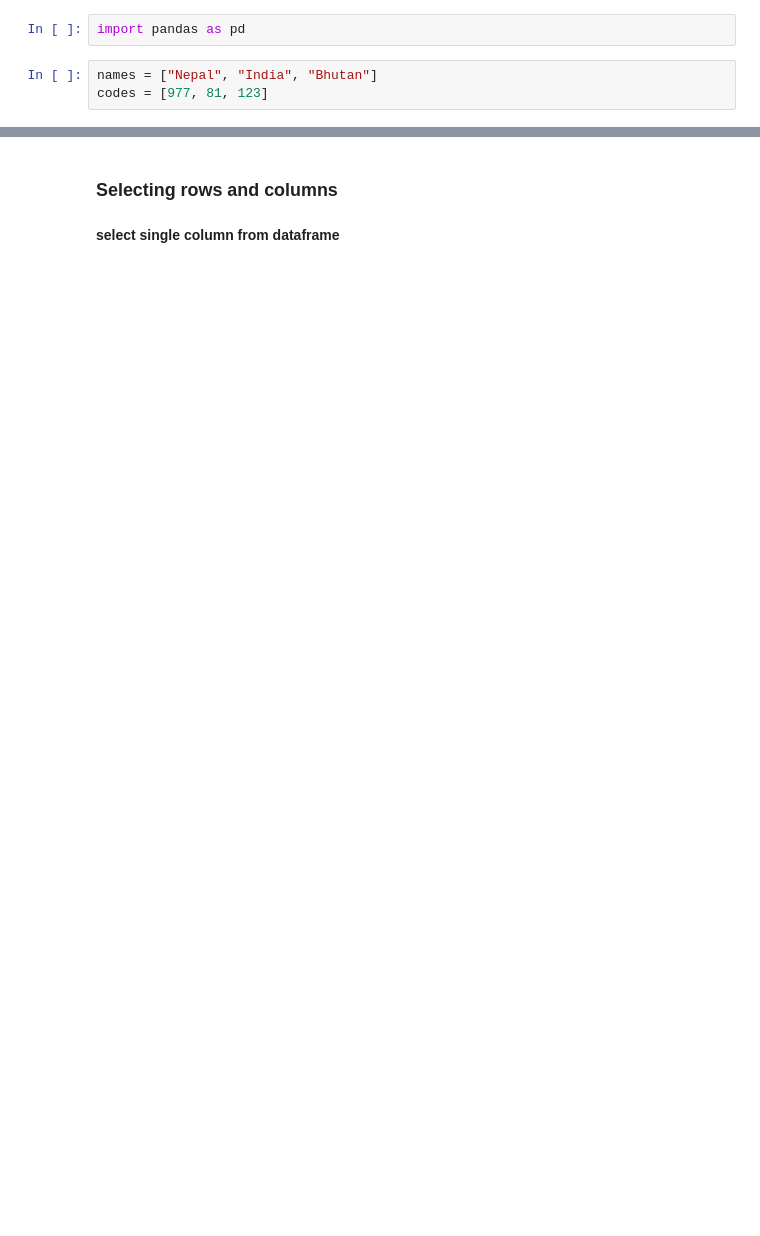
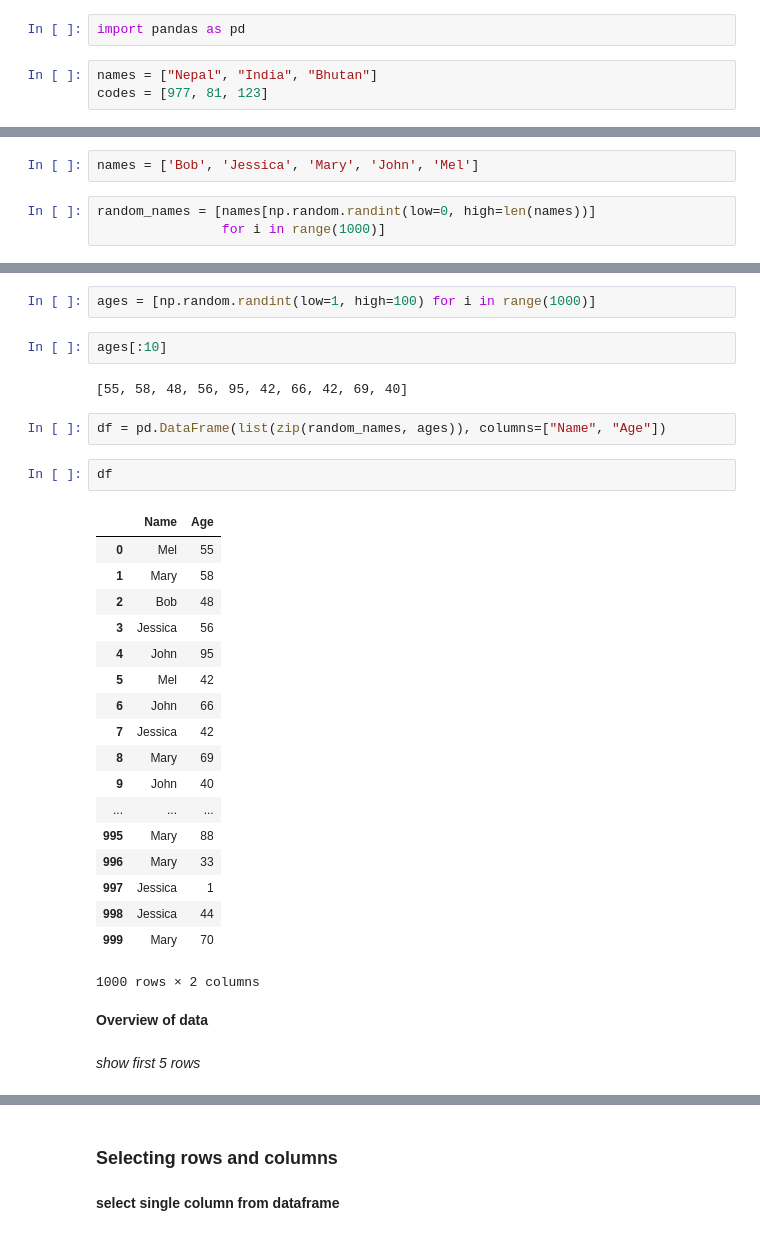
Before and after one commit to learningwithdg/datascience, a Jupyter notebook: Pandas I.ipynb, the cells around one changed output, grey strips where cells are left out. Saved outputs shown, nothing was run; the diff lists cells and outputs as text; blank space fills up the shorter version.

Commit message:
updated first pandas session

```diff
--- a/Pandas I.ipynb
+++ b/Pandas I.ipynb
@@ -32,0 +56,5 @@ agri_df
+# %%
+names = ['Bob', 'Jessica', 'Mary', 'John', 'Mel']
+# %%
+random_names = [names[np.random.randint(low=0, high=len(names))]
+                for i in range(1000)]
@@ -33 +74,34 @@ agri_df
+# %%
+ages = [np.random.randint(low=1, high=100) for i in range(1000)]
+# %%
+ages[:10]
+# %% [output]
+[55, 58, 48, 56, 95, 42, 66, 42, 69, 40]
+# %%
+df = pd.DataFrame(list(zip(random_names, ages)), columns=["Name", "Age"])
+# %%
+df
+# %% [output]
+|  | Name | Age |
+| 0 | Mel | 55 |
+| 1 | Mary | 58 |
+| 2 | Bob | 48 |
+| 3 | Jessica | 56 |
+| 4 | John | 95 |
+| 5 | Mel | 42 |
+| 6 | John | 66 |
+| 7 | Jessica | 42 |
+| 8 | Mary | 69 |
+| 9 | John | 40 |
+| ... | ... | ... |
+| 995 | Mary | 88 |
+| 996 | Mary | 33 |
+| 997 | Jessica | 1 |
+| 998 | Jessica | 44 |
+| 999 | Mary | 70 |
+1000 rows × 2 columns
+# %% [markdown]
+**Overview of data**
+# %% [markdown]
+*show first 5 rows*
 # %%
```
Also changed, not shown: parts of 64 cells of this notebook.
